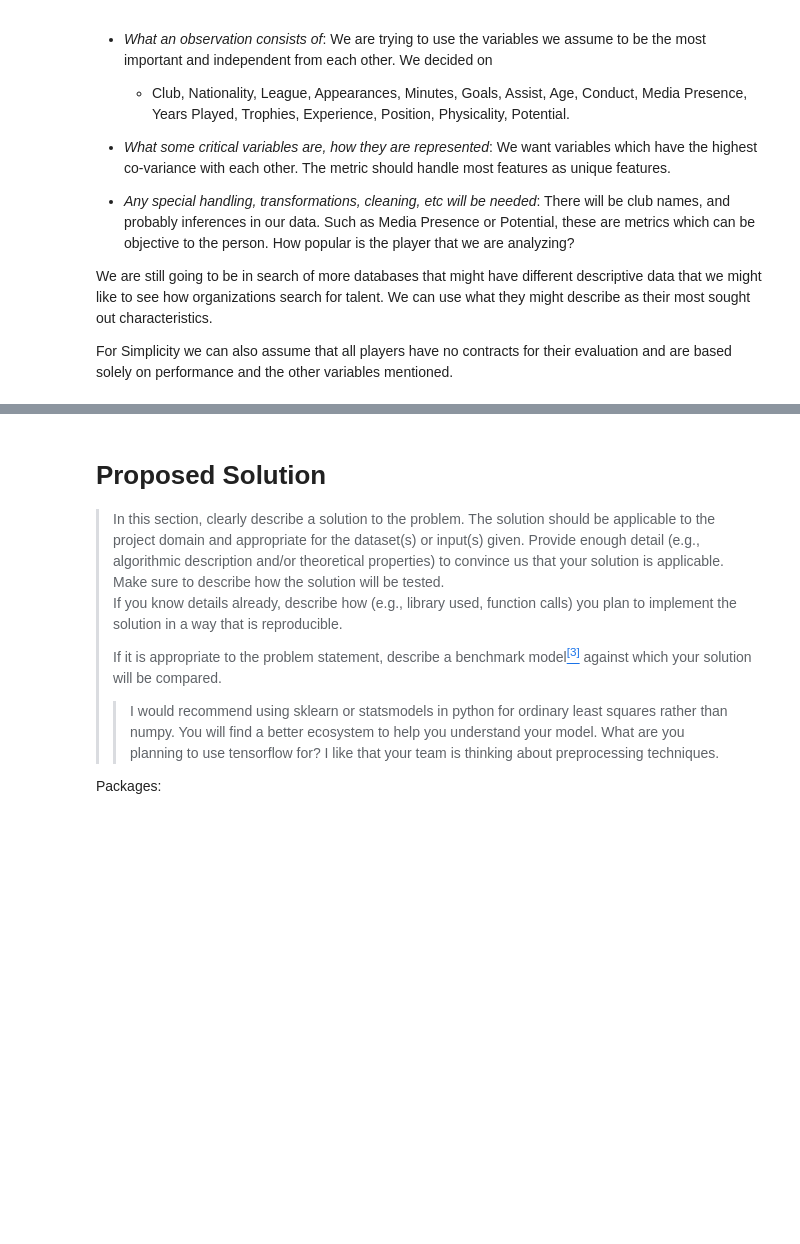
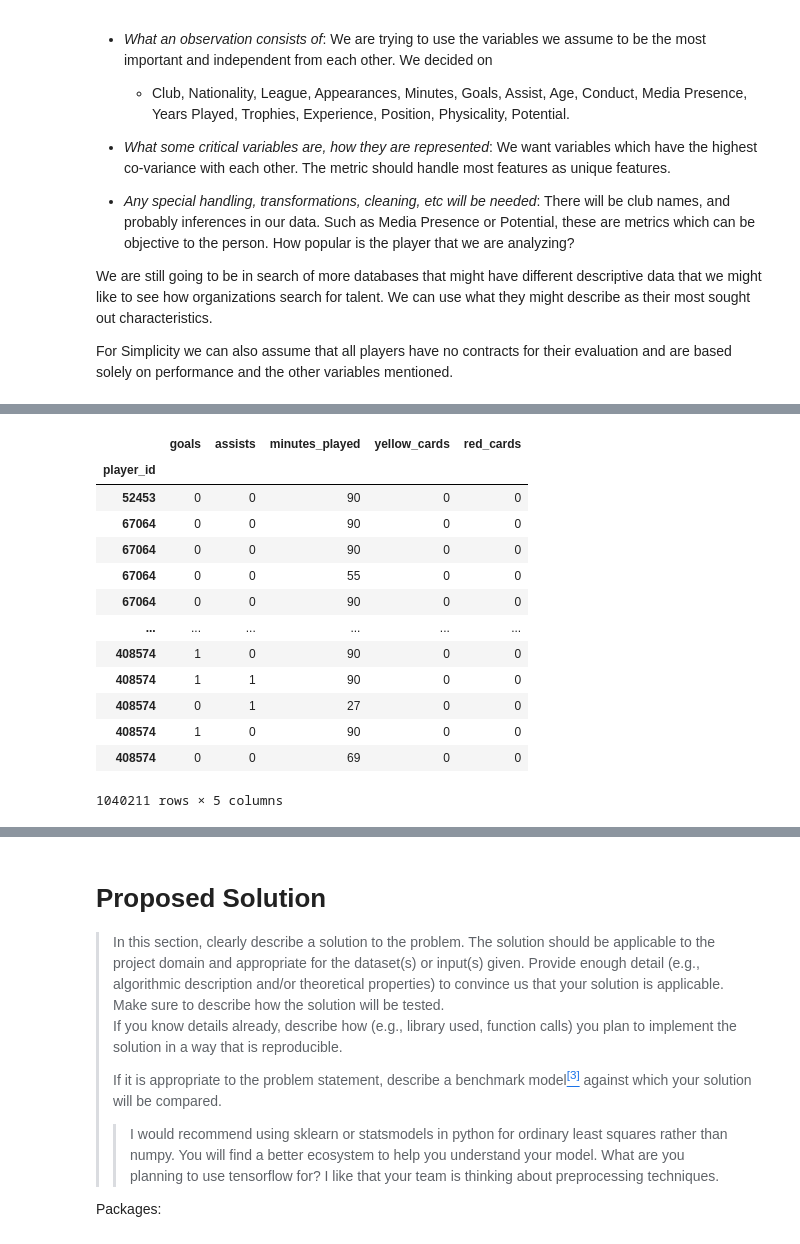
Before and after one commit to kade09/FifaMarketValueML, a Jupyter notebook: Checkpoint_group028.ipynb, the cells around one changed output, grey strips where cells are left out. Drawn from its saved outputs; the diff is of its cells as text; code cells hidden in the pictures; blank space fills up the shorter version.

```diff
--- a/Checkpoint_group028.ipynb
+++ b/Checkpoint_group028.ipynb
@@ -103,14 +105,28 @@ import pandas as pd
 
 
 data = {
-    name: pd.read_csv(file)
-        for name, file in [
-            ('appearances', 'appearances.csv'),
-            ('clubs', 'clubs.csv'),
-            ('competitions', 'competitions.csv'),
-            ('games', 'games.csv'),
-            ('leagues', 'leagues.csv'),
-            ('players', 'players.csv'),
-            ('player_valuations', 'player_valuations.csv')
-        ]
+    name: pd.read_csv(
+        file,
+        engine = 'c',
+        low_memory = True,
+        #memory_map = True, # set `False` to load into memory
+        **kwargs
+    ) for name, file, kwargs in [
+        ('appearances', 'data/appearances.csv', {}),
+        ('clubs', 'data/clubs.csv', {}),
+        ('competitions', 'data/competitions.csv', {}),
+        ('games', 'data/games.csv', {}),
+        ('leagues', 'data/leagues.csv', {}),
+        ('players', 'data/players.csv', {
+            'parse_dates': ['date_of_birth'],
+            'dtype': {
+                'last_season': 'category',
+                'country_of_birth': 'category',
+                'country_of_citizenship': 'category',
+                'position': 'category',
+                'sub_position': 'category'
+            }
+        }),
+        ('player_valuations', 'data/player_valuations.csv', {})
+    ]
 }
@@ -141,6 +158,28 @@ data['clubs']
 # %%
 data['appearances'] = data['appearances'].loc[
-    :, ~data['appearances'].columns.isin(['competition_id', 'player_club_id'])]
+    :, ~data['appearances'].columns.isin([
+        'game_id',
+        'appearance_id',
+        'competition_id',
+        'player_club_id'
+    ])
+]
+data['appearances'].set_index('player_id', inplace = True)
 
 data['appearances']
+# %% [output]
+|  | goals | assists | minutes_played | yellow_cards | red_cards |
+| player_id |  |  |  |  |  |
+| 52453 | 0 | 0 | 90 | 0 | 0 |
+| 67064 | 0 | 0 | 90 | 0 | 0 |
+| 67064 | 0 | 0 | 90 | 0 | 0 |
+| 67064 | 0 | 0 | 55 | 0 | 0 |
+| 67064 | 0 | 0 | 90 | 0 | 0 |
+| ... | ... | ... | ... | ... | ... |
+| 408574 | 1 | 0 | 90 | 0 | 0 |
+| 408574 | 1 | 1 | 90 | 0 | 0 |
+| 408574 | 0 | 1 | 27 | 0 | 0 |
+| 408574 | 1 | 0 | 90 | 0 | 0 |
+| 408574 | 0 | 0 | 69 | 0 | 0 |
+1040211 rows × 5 columns
 # %%
```
Also changed, not shown: parts of 8 cells of this notebook.
